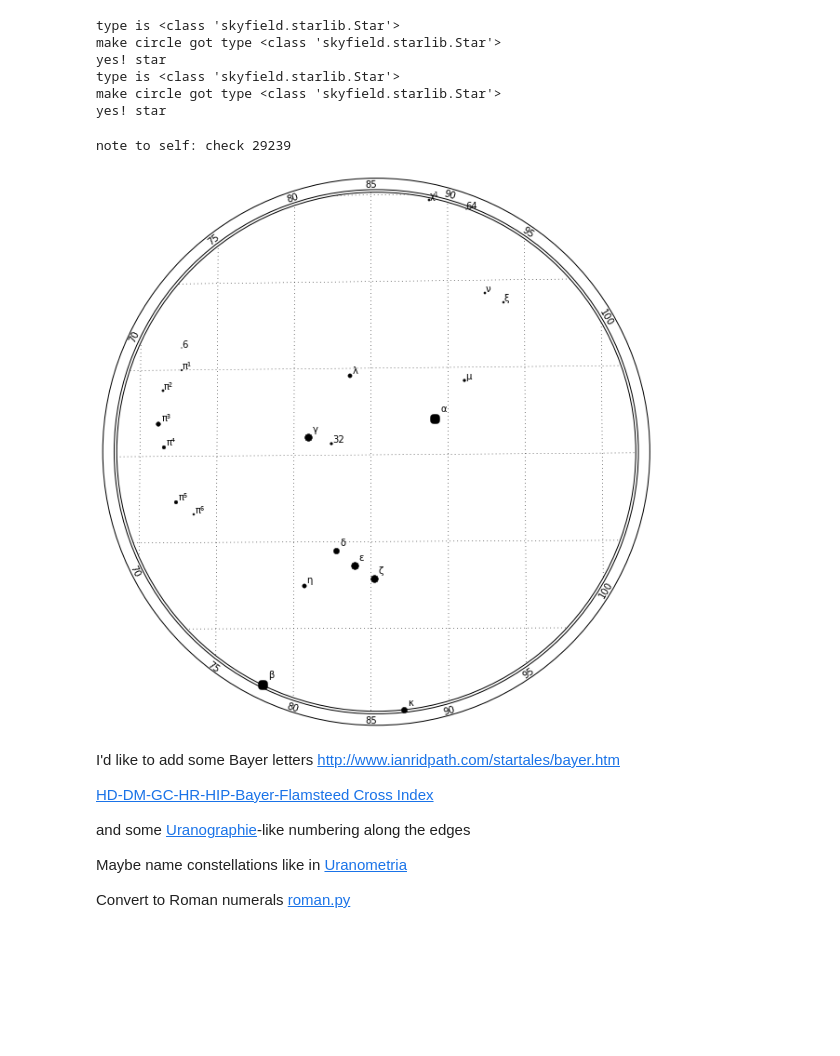
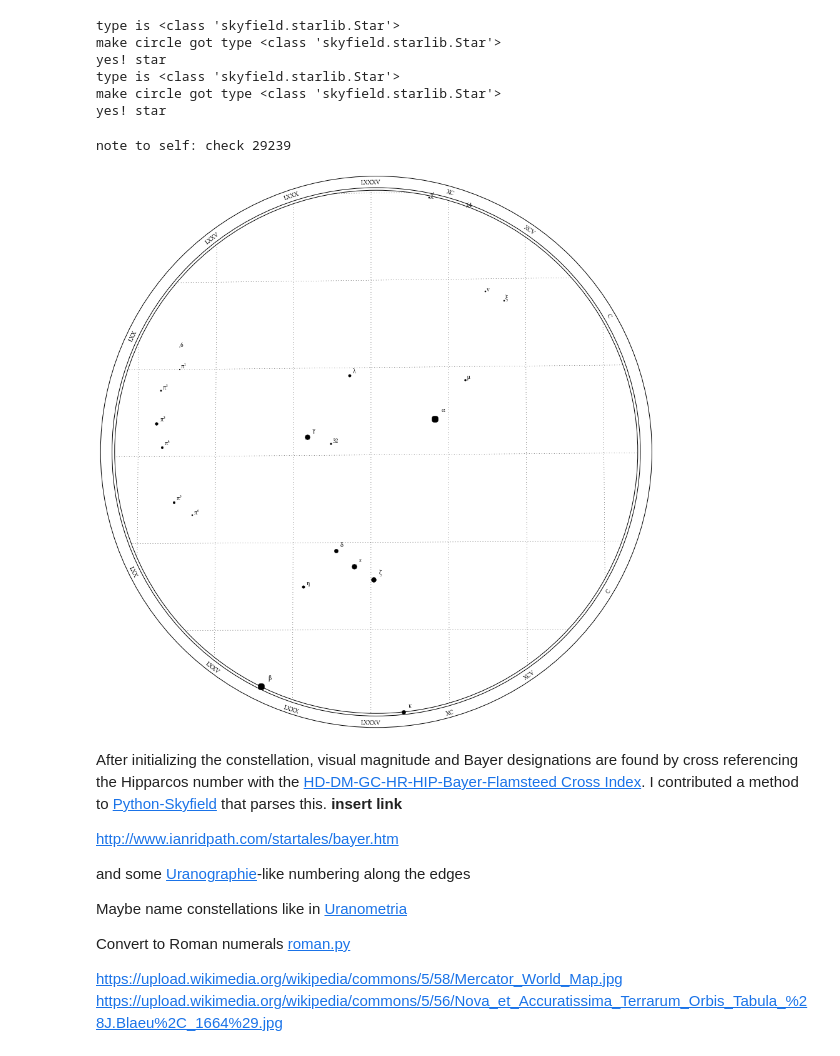
Before and after one commit to dreamalligator/asterisms, a Jupyter notebook: asterisms/docs/telescope.ipynb, the cells around one changed output. Drawn from its saved outputs; the diff is of its cells as text; code cells hidden in the pictures; blank space fills up the shorter version.

Commit message:
adds linux libertine font and roman numerals to telescope

```diff
--- a/asterisms/docs/telescope.ipynb
+++ b/asterisms/docs/telescope.ipynb
@@ -118,12 +118,13 @@ import matplotlib.patches as patches
 import matplotlib.pyplot as plt
 import numpy as np
 from numpy import sin,arccos,arcsin,cos
-#from matplotlib import rc
-#rc('font',**{'family':'sans-serif','sans-serif':['Helvetica']})
-#rc('font', **{'family': 'serif', 'serif': ['Computer Modern']})
-#rc('text', usetex=True)
 
 R_EARTH = 6370997.0 #default is arithmetic mean radius of the earth, force this value for sanity or if want to use a different value.
+
+def plot_line(ax, ob):
+    x, y = ob.xy
+    ax.plot(x, y, color=BLUE, linewidth=3, solid_capstyle='round', zorder=1)
+    return
 
 def r2m(radians, radius=R_EARTH):
     '''Converts radians to meters using the arithmetic mean radius of the earth.
@@ -151,11 +152,16 @@ cc_x = cc_ra._degrees
 cc_y = cc_dec.degrees
 width=r2m(ori.circumcenter_radius.radians)*2
 #---------
-fig = plt.figure(figsize=(10,10))
+fig = plt.figure(figsize=(15,15))#,dpi=400)
 ax = fig.add_subplot(111,frameon=False)
 bm = Basemap(ax=ax, width=width, height=width, projection='aeqd', lat_0=cc_y, lon_0=cc_x, rsphere=R_EARTH)
 gca().invert_xaxis()
 #---------
+# http://www.linuxlibertine.org
+# http://sourceforge.net/projects/linuxlibertine
+prop = FontProperties(fname='_static/LinLibertine_Rah.ttf')
+#write my own roman converter maybe, so less dependencies
+from roman import toRoman
 # font_title = FontProperties()
 # font_title.set_family(['cursive','serif'])
 # font_title.set_size('large')
@@ -179,13 +185,15 @@ for star in ori.stars:
     else:
         star.vmag = 5.5 # I suppose hide this
         star.alt_name = None
+    #if(star_ci):
+    #    star.names = star_ci
     r = (5.5 - star.vmag) * magscale # -1.44/13.4 Vmag range in CSI
 
     x,y = bm(star.ra._degrees, star.dec.degrees)
     tx,ty = bm(star.ra._degrees+t_offx*r, star.dec.degrees+t_offy*r)
     if(star.alt_name):
         #ax.text(tx,ty,star.alt_name,fontproperties=font_star,color=color)
-        ax.text(tx,ty,star.alt_name,color=color)
+        ax.text(tx,ty,star.alt_name,color=color,fontproperties=prop)
     else:
         print('note to self: check %s' % star.names['HIP'])
     bm.plot(x,y, marker='o', color=color, markersize=r, clip_on=False, linewidth=0.1)
@@ -197,18 +205,6 @@ border2 = patches.Circle((circle_x,circle_y),radius=width*.527,facecolor='none',
 ax.add_patch(border0)
 ax.add_patch(border1)
 ax.add_patch(border2)
-#---------
-# def print_boundary_text(txt,x=None,y=None,r=width*.513):
-#     if(x):
-#         y = sohcahtoa(x=x,r=r)
-#     elif(y):
-#         x = sohcahtoa(y=y,r=r)
-#     # rely on the NaNs to tell us if we went outside the circle
-#     if(not np.isnan(y)):
-#         for sign in [-1,1]:
-#             rotation = sign*180*np.arcsin(x/r)/pi
-#             text(x,circle_y+sign*y,txt,rotation=rotation,va='center',ha='center')
-#     return
 #---------
 def draw_grid(lat_maj=10,lat_min=5,lon_maj=10,lon_min=5,disp_maj=True,disp_min=False):
     '''set major grid with lat_maj, lon_maj.
@@ -221,44 +217,57 @@ def draw_grid(lat_maj=10,lat_min=5,lon_maj=10,lon_min=5,disp_maj=True,disp_min=F
     lons = np.arange(70,111,lon_min)
     #lats = np.arange(-80,80,lat_min)
     #lons = np.arange(-180,181,lon_min)
 
     for lat in lats:
         x1,y1 = bm(lons[0],lat)
         x2,y2 = bm(lons[-1],lat)
         plt.plot([x1, x2], [y1, y2], 'k', lw=.5, clip_path=border0, linestyle=':')
-        #print_boundary_text(lat,y=circle_y-y1)
+        #for sign in [1,-1]:
+        # for bottom half of circle, nudge a bit out
+        # I believe this is from distortion and my hypothesis that this projection was immune to circular distortion was wrong
+        #if((circle_y-y1)>0):
+        #    text_r = width*.518
+        #else:
+        #    text_r = width*.515
+        #text_x = sohcahtoa(y=circle_y-y1,r=text_r)
+        # rely on the NaNs to tell us if we went outside the circle
+        #if(not np.isnan(text_x)):
+        #    rotation = sign*180*np.arcsin(text_x/text_r)/pi
+        #    text(circle_x+sign*text_x,y1,lat,rotation=rotation,va='center',ha='center')
     for lon in lons:
         x1,y1 = bm(lon,lats[0])
         x2,y2 = bm(lon,lats[-1])
         plt.plot([x1, x2], [y1, y2], 'k', lw=.5, clip_path=border0, linestyle=':')
-        #print_boundary_text(lon,x=circle_x-x1)
         for sign in [1,-1]:
             # for bottom half of circle, nudge a bit out
             # I believe this is from distortion and my hypothesis that this projection was immune to circular distortion was wrong
             if(sign<0):
                 text_r = width*.518
             else:
                 text_r = width*.515
             text_y = sohcahtoa(x=circle_x-x1,r=text_r)
             # rely on the NaNs to tell us if we went outside the circle
             if(not np.isnan(text_y)):
                 rotation = sign*180*np.arcsin((circle_x-x1)/text_r)/pi
-                text(x1,circle_y+sign*text_y,lon,rotation=rotation,va='center',ha='center')
+                text(x1,circle_y+sign*text_y,toRoman(lon),rotation=rotation,fontproperties=prop,va='center',ha='center')
 
 draw_grid(disp_min=True)
 plt.show()
 #---------
 #savefig('clipping_example.png')
 # %% [output]
 note to self: check 29239
-[figure, old version]
+[figure, new version]
 # %% [markdown]
-I'd like to add some Bayer letters http://www.ianridpath.com/startales/bayer.htm
+After initializing the constellation, visual magnitude and Bayer designations are found by cross referencing the Hipparcos number with the [HD-DM-GC-HR-HIP-Bayer-Flamsteed Cross Index](http://cdsarc.u-strasbg.fr/viz-bin/Cat?IV/27A). I contributed a method to [Python-Skyfield](https://github.com/brandon-rhodes/python-skyfield) that parses this. __insert link__
 
-[HD-DM-GC-HR-HIP-Bayer-Flamsteed Cross Index](http://cdsarc.u-strasbg.fr/viz-bin/Cat?IV/27A)
+http://www.ianridpath.com/startales/bayer.htm
 
 and some [Uranographie](http://lhldigital.lindahall.org/cdm/ref/collection/astro_images/id/1676)-like numbering along the edges
 
 Maybe name constellations like in [Uranometria](http://lhldigital.lindahall.org/cdm/ref/collection/astro_atlas/id/118)
 
 Convert to Roman numerals [roman.py](http://docutils.sourceforge.net/docutils/utils/roman.py)
+
+https://upload.wikimedia.org/wikipedia/commons/5/58/Mercator_World_Map.jpg
+https://upload.wikimedia.org/wikipedia/commons/5/56/Nova_et_Accuratissima_Terrarum_Orbis_Tabula_%28J.Blaeu%2C_1664%29.jpg
```
Also changed, not shown: parts of 3 cells of this notebook, 2 other files.
